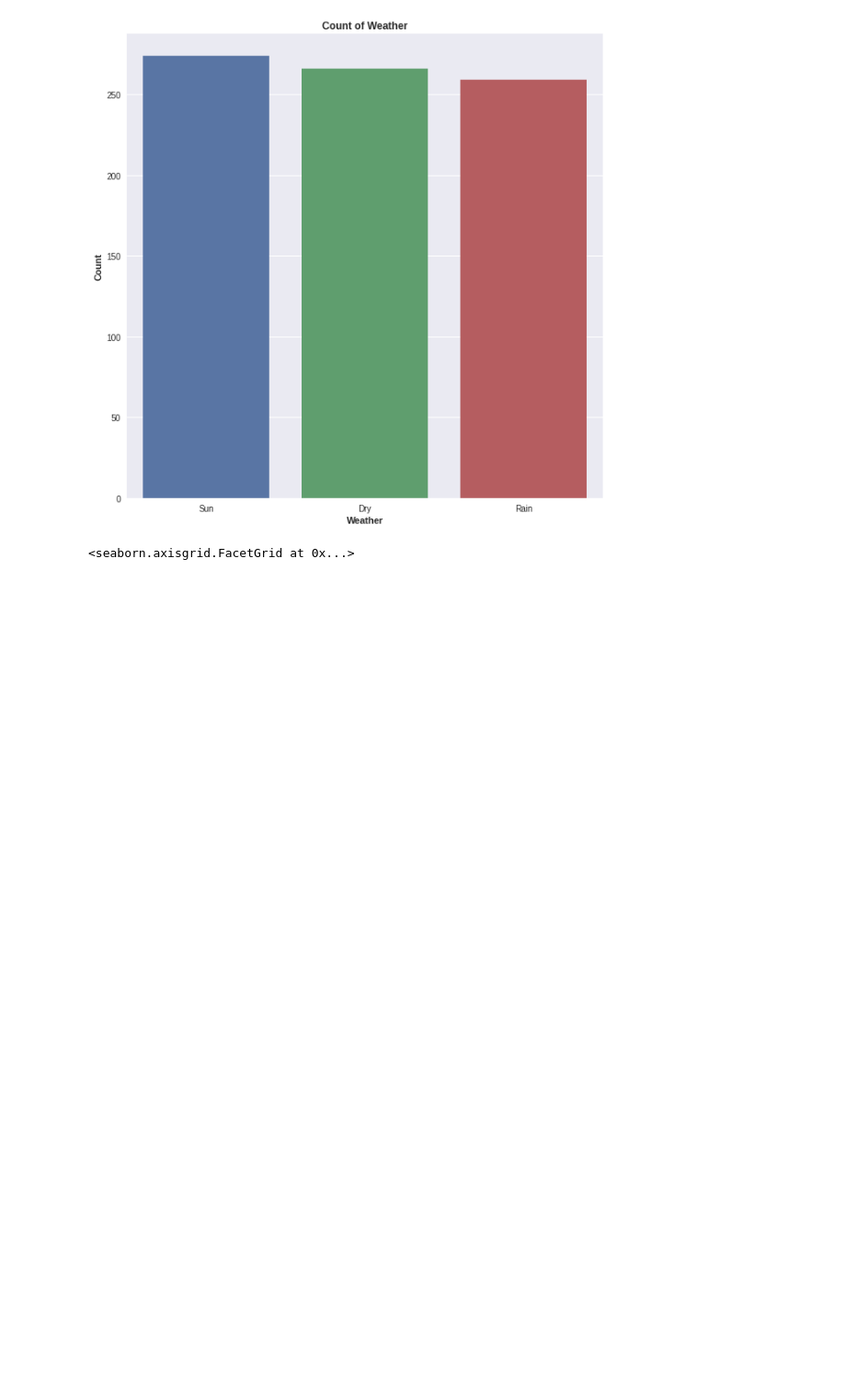
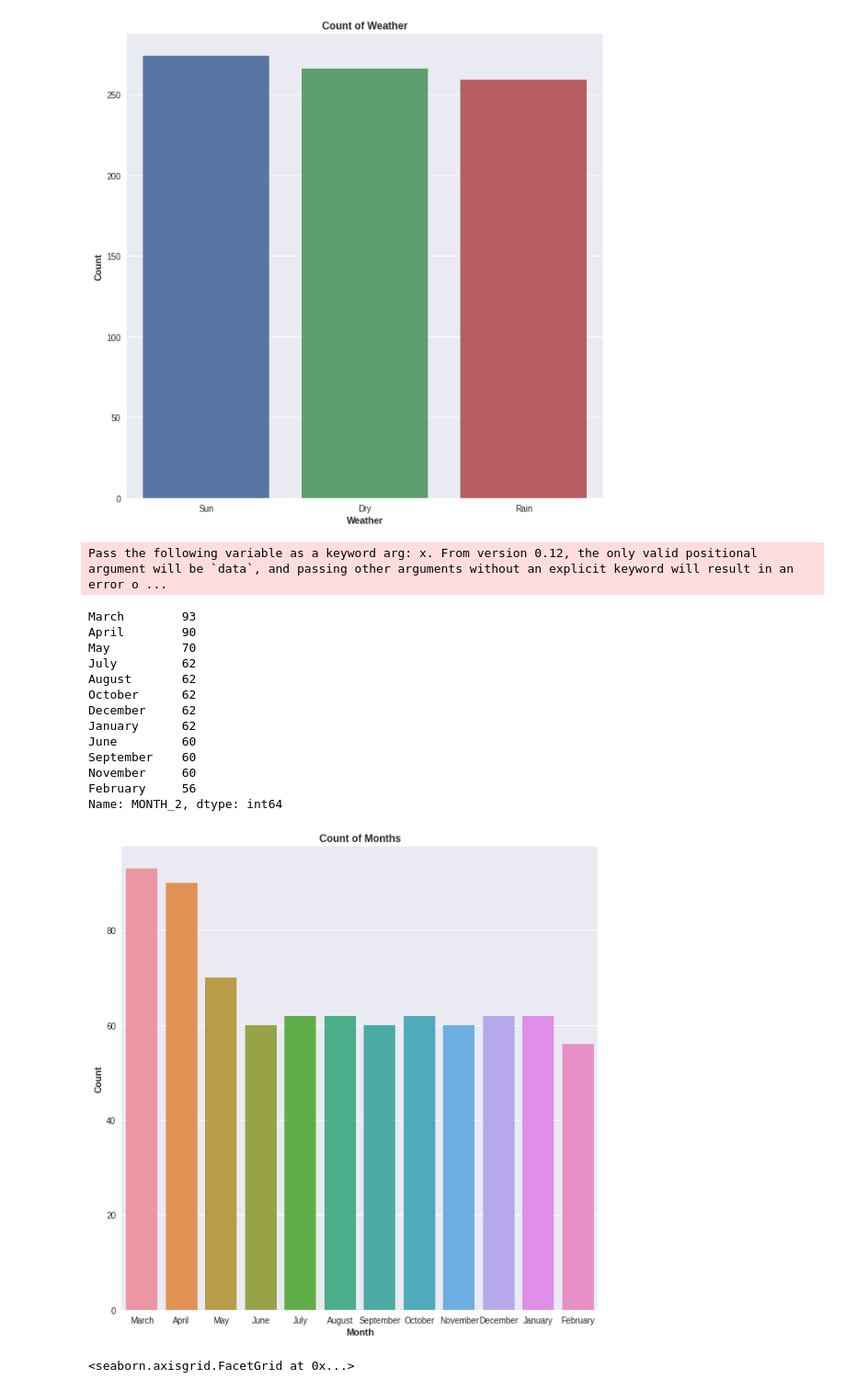
Before and after one commit to ravsheerRSA/Python_Training, a Jupyter notebook: training.ipynb, the cells around one changed output. Shown at 92% size. Cells and saved outputs as stored; diff of their text form; code cells hidden in the pictures; blank space fills up the shorter version.

```diff
--- a/training.ipynb
+++ b/training.ipynb
@@ -582,6 +606,32 @@ Dry     266
 Rain    259
 Name: WEATHER, dtype: int64
 [figure]
+# %%
+plt.figure(figsize =(10,10))
+
+sns.countplot(df['MONTH_2'])
+
+plt.xlabel('Month', fontweight='bold')
+plt.ylabel('Count', fontweight='bold')
+plt.title('Count of Months', fontweight='bold')
+
+display(df['MONTH_2'].value_counts())
+# %% [output]
+Pass the following variable as a keyword arg: x. From version 0.12, the only valid positional argument will be `data`, and passing other arguments without an explicit keyword will result in an error o ...
+March        93
+April        90
+May          70
+July         62
+August       62
+October      62
+December     62
+January      62
+June         60
+September    60
+November     60
+February     56
+Name: MONTH_2, dtype: int64
+[figure, added]
 # %%
 ## distribution of london cars
 
```
Also changed, not shown: parts of 10 cells of this notebook.
